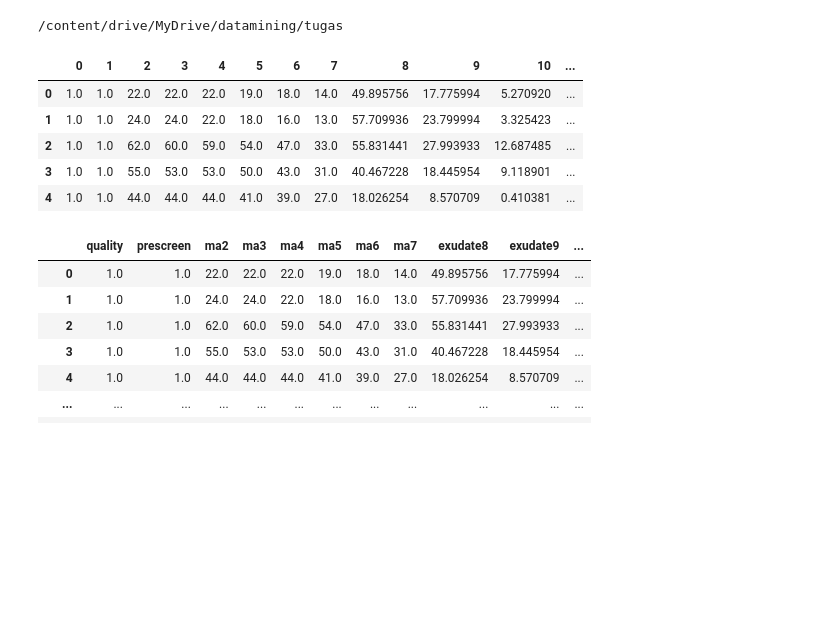
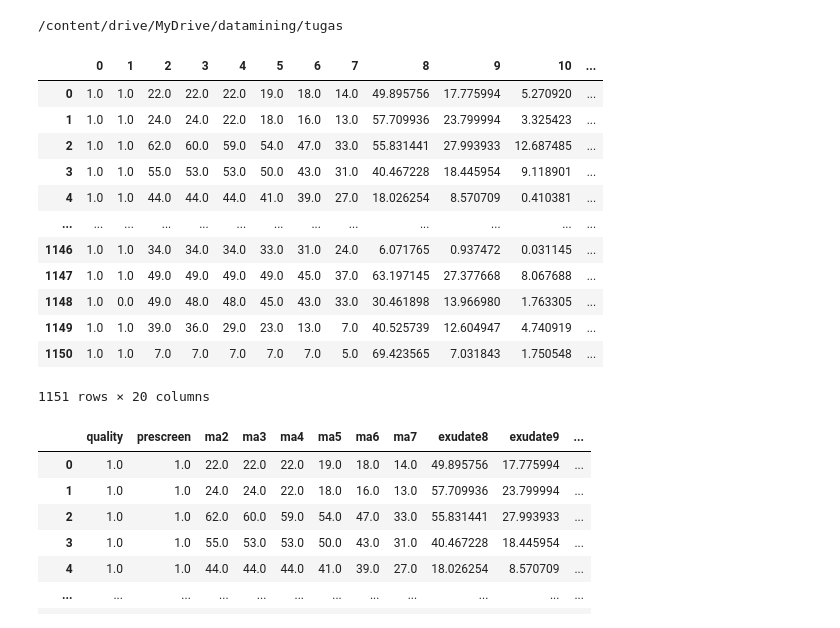
Before and after one commit to Alfito12/datamining, a Jupyter notebook: _sources/Tugas-7.ipynb, the cells around one changed output. Saved outputs shown, nothing was run; the diff lists cells and outputs as text; code cells hidden in the pictures; blank space fills up the shorter version.

```diff
--- a/_sources/Tugas-7.ipynb
+++ b/_sources/Tugas-7.ipynb
@@ -11,19 +19,25 @@ Drive already mounted at /content/drive; to attempt to forcibly remount, call dr
 /content/drive/MyDrive/datamining/tugas
 # %%
 from scipy.io import arff
-import pandas as pd
-
+from io import StringIO, BytesIO
 data = arff.loadarff('messidor_features.arff')
 df = pd.DataFrame(data[0])
 
-df.head()
+df
 # %% [output]
 |  | 0 | 1 | 2 | 3 | 4 | 5 | 6 | 7 | 8 | 9 | 10 | ... |
 | 0 | 1.0 | 1.0 | 22.0 | 22.0 | 22.0 | 19.0 | 18.0 | 14.0 | 49.895756 | 17.775994 | 5.270920 | ... |
 | 1 | 1.0 | 1.0 | 24.0 | 24.0 | 22.0 | 18.0 | 16.0 | 13.0 | 57.709936 | 23.799994 | 3.325423 | ... |
 | 2 | 1.0 | 1.0 | 62.0 | 60.0 | 59.0 | 54.0 | 47.0 | 33.0 | 55.831441 | 27.993933 | 12.687485 | ... |
 | 3 | 1.0 | 1.0 | 55.0 | 53.0 | 53.0 | 50.0 | 43.0 | 31.0 | 40.467228 | 18.445954 | 9.118901 | ... |
 | 4 | 1.0 | 1.0 | 44.0 | 44.0 | 44.0 | 41.0 | 39.0 | 27.0 | 18.026254 | 8.570709 | 0.410381 | ... |
+| ... | ... | ... | ... | ... | ... | ... | ... | ... | ... | ... | ... | ... |
+| 1146 | 1.0 | 1.0 | 34.0 | 34.0 | 34.0 | 33.0 | 31.0 | 24.0 | 6.071765 | 0.937472 | 0.031145 | ... |
+| 1147 | 1.0 | 1.0 | 49.0 | 49.0 | 49.0 | 49.0 | 45.0 | 37.0 | 63.197145 | 27.377668 | 8.067688 | ... |
+| 1148 | 1.0 | 0.0 | 49.0 | 48.0 | 48.0 | 45.0 | 43.0 | 33.0 | 30.461898 | 13.966980 | 1.763305 | ... |
+| 1149 | 1.0 | 1.0 | 39.0 | 36.0 | 29.0 | 23.0 | 13.0 | 7.0 | 40.525739 | 12.604947 | 4.740919 | ... |
+| 1150 | 1.0 | 1.0 | 7.0 | 7.0 | 7.0 | 7.0 | 7.0 | 5.0 | 69.423565 | 7.031843 | 1.750548 | ... |
+1151 rows × 20 columns
 # %%
 col_names = []
 for i in range(20):
```
Also changed, not shown: parts of 48 cells of this notebook, 14 other files.
